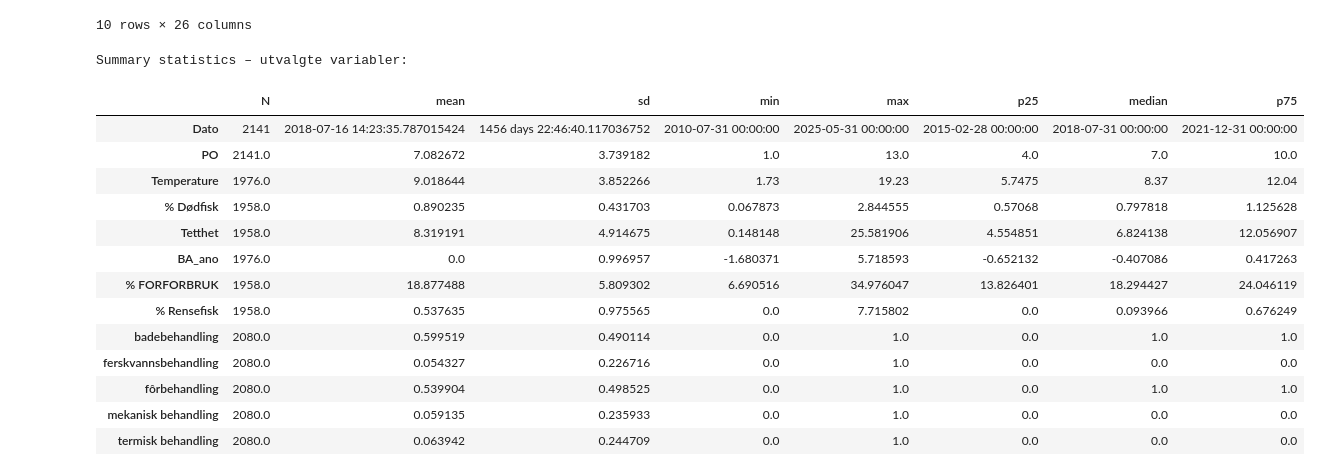
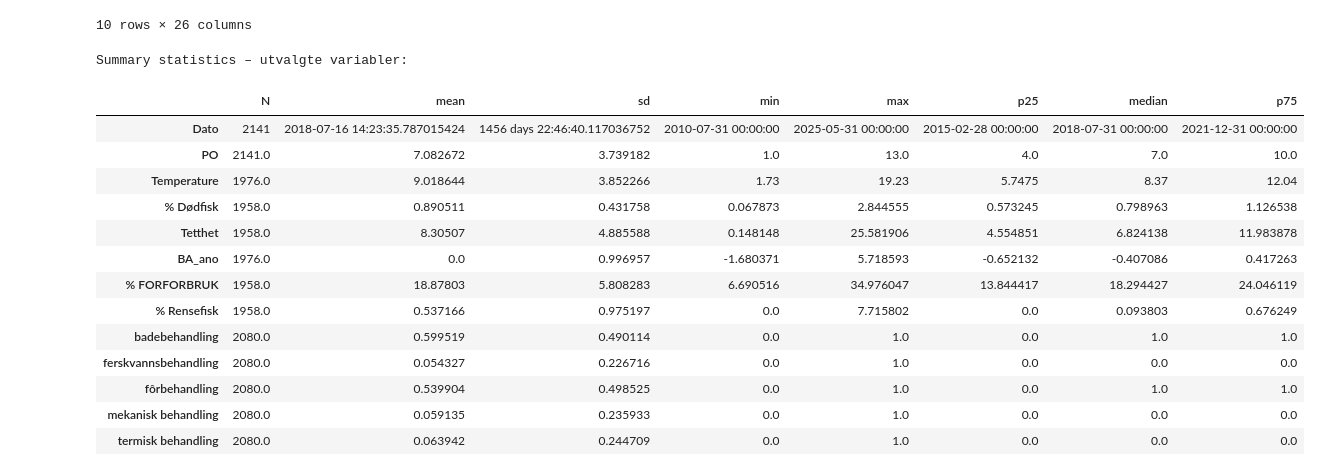
Before and after one commit to kavlikaviar/Bachelor, a Jupyter notebook: dataframe_samlet.ipynb, the cells around one changed output. Saved outputs shown, nothing was run; the diff lists cells and outputs as text; code cells hidden in the pictures.

```diff
--- a/dataframe_samlet.ipynb
+++ b/dataframe_samlet.ipynb
@@ -98,7 +98,7 @@ fylke_til_po_map = {
     'Vestland': {3: 0.55, 4: 0.45},
     'Møre og Romsdal': {5: 0.5, 6: 0.5},
     'Trøndelag': {6: 0.6, 7: 0.4},
-    'Nordland': {7: 0.12, 8: 0.35, 9: 0.28, 10: 0.25},
+    'Nordland': {7: 0.09, 8: 0.38, 9: 0.28, 10: 0.25},
     'Troms og Finnmark': {10: 0.25, 11: 0.25, 12: 0.35, 13: 0.15},
     'Troms': {10: 0.5, 11: 0.5},
     'Finnmark': {12: 0.6, 13: 0.4},
@@ -1452,7 +1453,6 @@ import pandas as pd
 import numpy as np
 
 # Antar at df_biostat_tot er DataFrame du vil oppsummere
-df_total = pd.read_csv("data/processed/samlet_data.csv", sep=",", decimal=".", na_values=["(null)"], low_memory=False)
 df_total = df_total.copy()
 df_total['Dato'] = pd.to_datetime(df_total['Dato'])
 
@@ -1472,38 +1472,38 @@ wanted_cols = [
 cols = [col for col in wanted_cols if col in df_total.columns]
 
 # Lag summary statistics
 summary = df_total[cols].agg(['count', 'mean', 'std', 'min', 'max', 'median']).T
 summary['p25'] = df_total[cols].quantile(0.25)
 summary['p75'] = df_total[cols].quantile(0.75)
 
 # Reorganiser og rund av
 summary = summary[['count', 'mean', 'std', 'min', 'max', 'p25', 'median', 'p75']]
 summary = summary.round(3)
 summary = summary.rename(columns={
     'count': 'N',
     'std': 'sd',
     'p25': 'p25'
 })
 
 
 # og lagre til CSV
 output_file = "/Users/eirikkloosterman/Documents/bachelor/Bachelor/data/processed/summary_statistics.csv"
 df_total[cols].to_csv(output_file, sep=";", index=True)
 summary = summary.dropna()
 
 print("Summary statistics – utvalgte variabler:")
 display(summary)
 # %% [output]
 Summary statistics – utvalgte variabler:
 |  | N | mean | sd | min | max | p25 | median | p75 |
 | Dato | 2141 | 2018-07-16 14:23:35.787015424 | 1456 days 22:46:40.117036752 | 2010-07-31 00:00:00 | 2025-05-31 00:00:00 | 2015-02-28 00:00:00 | 2018-07-31 00:00:00 | 2021-12-31 00:00:00 |
 | PO | 2141.0 | 7.082672 | 3.739182 | 1.0 | 13.0 | 4.0 | 7.0 | 10.0 |
 | Temperature | 1976.0 | 9.018644 | 3.852266 | 1.73 | 19.23 | 5.7475 | 8.37 | 12.04 |
-| % Dødfisk | 1958.0 | 0.890235 | 0.431703 | 0.067873 | 2.844555 | 0.57068 | 0.797818 | 1.125628 |
-| Tetthet | 1958.0 | 8.319191 | 4.914675 | 0.148148 | 25.581906 | 4.554851 | 6.824138 | 12.056907 |
+| % Dødfisk | 1958.0 | 0.890511 | 0.431758 | 0.067873 | 2.844555 | 0.573245 | 0.798963 | 1.126538 |
+| Tetthet | 1958.0 | 8.30507 | 4.885588 | 0.148148 | 25.581906 | 4.554851 | 6.824138 | 11.983878 |
 | BA_ano | 1976.0 | 0.0 | 0.996957 | -1.680371 | 5.718593 | -0.652132 | -0.407086 | 0.417263 |
-| % FORFORBRUK | 1958.0 | 18.877488 | 5.809302 | 6.690516 | 34.976047 | 13.826401 | 18.294427 | 24.046119 |
-| % Rensefisk | 1958.0 | 0.537635 | 0.975565 | 0.0 | 7.715802 | 0.0 | 0.093966 | 0.676249 |
+| % FORFORBRUK | 1958.0 | 18.87803 | 5.808283 | 6.690516 | 34.976047 | 13.844417 | 18.294427 | 24.046119 |
+| % Rensefisk | 1958.0 | 0.537166 | 0.975197 | 0.0 | 7.715802 | 0.0 | 0.093803 | 0.676249 |
 | badebehandling | 2080.0 | 0.599519 | 0.490114 | 0.0 | 1.0 | 0.0 | 1.0 | 1.0 |
 | ferskvannsbehandling | 2080.0 | 0.054327 | 0.226716 | 0.0 | 1.0 | 0.0 | 0.0 | 0.0 |
 | fôrbehandling | 2080.0 | 0.539904 | 0.498525 | 0.0 | 1.0 | 0.0 | 1.0 | 1.0 |
```
Also changed, not shown: parts of 3 cells of this notebook, 11 other files.
